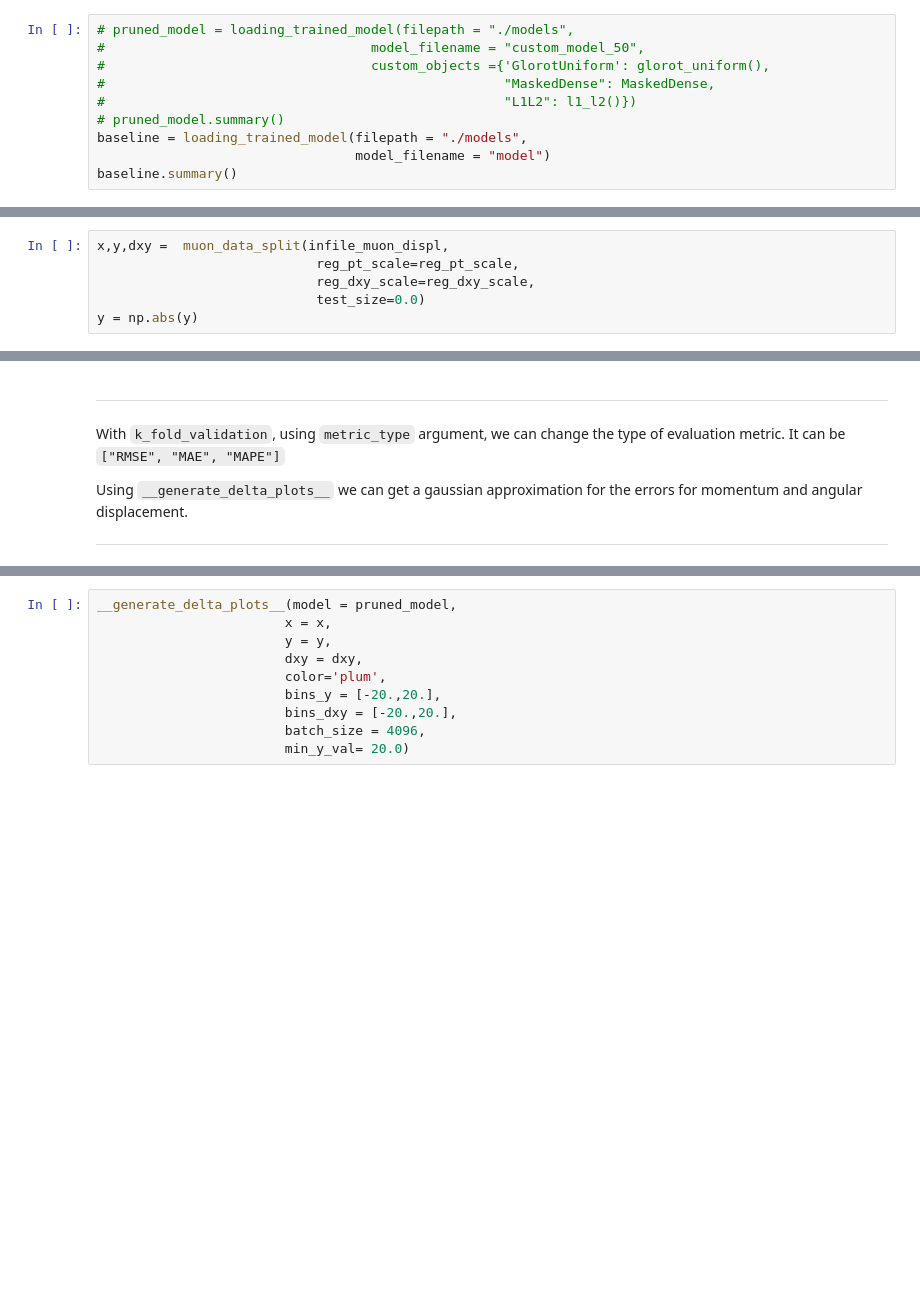
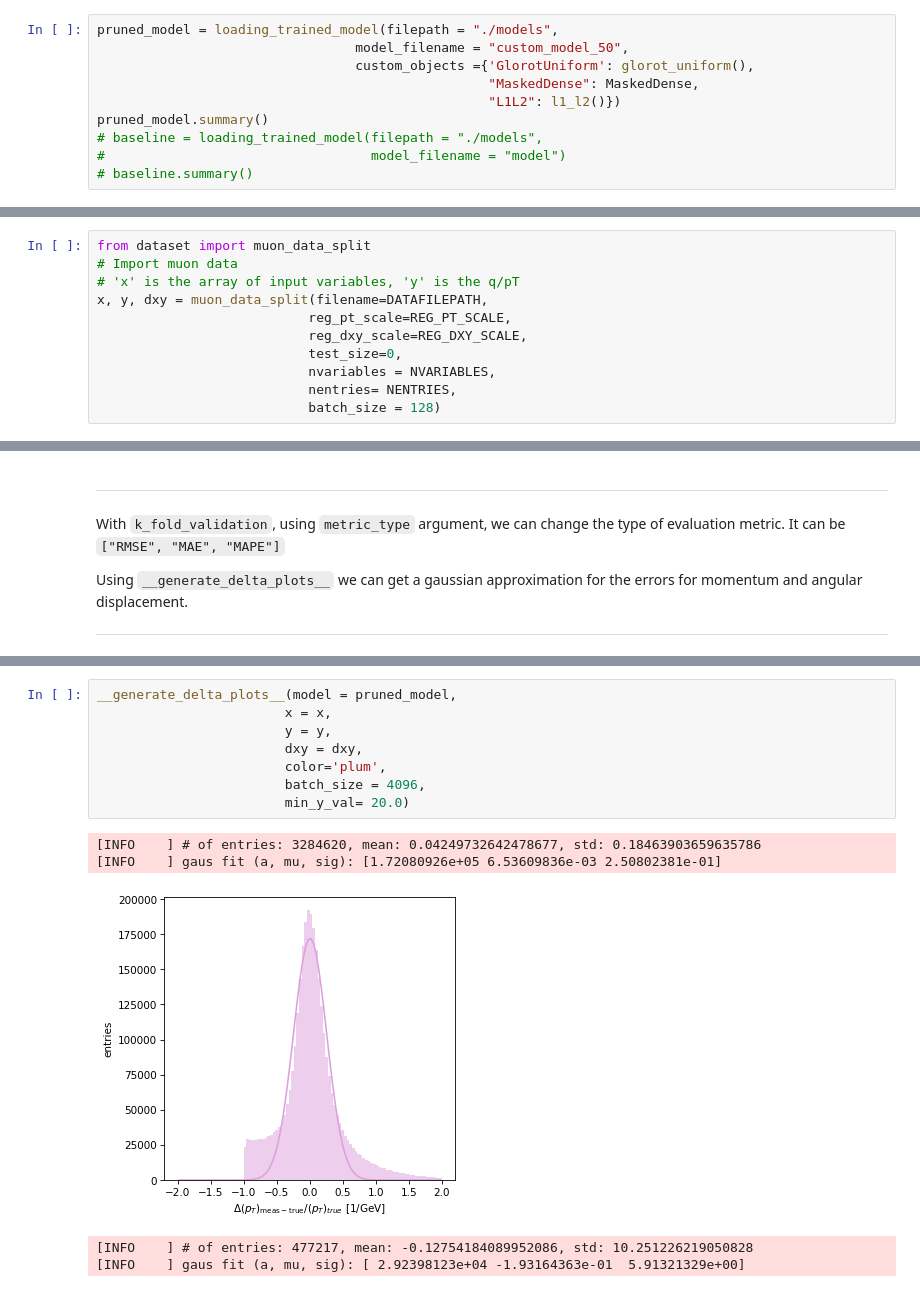
Before and after one commit to gauriprdhn/optimization-for-cms-muon-trigger-nn, a Jupyter notebook: loading_model_with_custom_layer.ipynb, the cells around one changed output, grey strips where cells are left out. Cells and saved outputs as stored; diff of their text form; blank space fills up the shorter version.

```diff
--- a/loading_model_with_custom_layer.ipynb
+++ b/loading_model_with_custom_layer.ipynb
@@ -31,13 +31,13 @@ from keras.initializers import glorot_uniform
 1.3.4
 1.19.5
 # %%
-# pruned_model = loading_trained_model(filepath = "./models",
-#                                  model_filename = "custom_model_50",
-#                                  custom_objects ={'GlorotUniform': glorot_uniform(),
-#                                                   "MaskedDense": MaskedDense,
-#                                                   "L1L2": l1_l2()})
-# pruned_model.summary()
-baseline = loading_trained_model(filepath = "./models",
-                                 model_filename = "model")
-baseline.summary()
+pruned_model = loading_trained_model(filepath = "./models",
+                                 model_filename = "custom_model_50",
+                                 custom_objects ={'GlorotUniform': glorot_uniform(),
+                                                  "MaskedDense": MaskedDense,
+                                                  "L1L2": l1_l2()})
+pruned_model.summary()
+# baseline = loading_trained_model(filepath = "./models",
+#                                  model_filename = "model")
+# baseline.summary()
 # %% [output]
@@ -96,7 +77,12 @@ To use the model for prediction, suggestion is to use the functions available in
 ***
 # %%
-x,y,dxy =  muon_data_split(infile_muon_displ,
-                            reg_pt_scale=reg_pt_scale,
-                            reg_dxy_scale=reg_dxy_scale,
-                            test_size=0.0)
-y = np.abs(y)
+from dataset import muon_data_split
+# Import muon data
+# 'x' is the array of input variables, 'y' is the q/pT
+x, y, dxy = muon_data_split(filename=DATAFILEPATH,
+                           reg_pt_scale=REG_PT_SCALE,
+                           reg_dxy_scale=REG_DXY_SCALE,
+                           test_size=0,
+                           nvariables = NVARIABLES,
+                           nentries= NENTRIES,
+                           batch_size = 128)
@@ -117,10 +126,14 @@ k_fold_validation(model = pruned_model,
 # %%
 __generate_delta_plots__(model = pruned_model,
                         x = x,
                         y = y,
                         dxy = dxy,
                         color='plum',
-                        bins_y = [-20.,20.],
-                        bins_dxy = [-20.,20.],
                         batch_size = 4096,
                         min_y_val= 20.0)
+# %% [output]
+[INFO    ] # of entries: 3284620, mean: 0.04249732642478677, std: 0.18463903659635786
+[INFO    ] gaus fit (a, mu, sig): [1.72080926e+05 6.53609836e-03 2.50802381e-01]
+[figure, added]
+[INFO    ] # of entries: 477217, mean: -0.12754184089952086, std: 10.251226219050828
+[INFO    ] gaus fit (a, mu, sig): [ 2.92398123e+04 -1.93164363e-01  5.91321329e+00]
```
Also changed, not shown: parts of 11 cells of this notebook, 13 other files.
